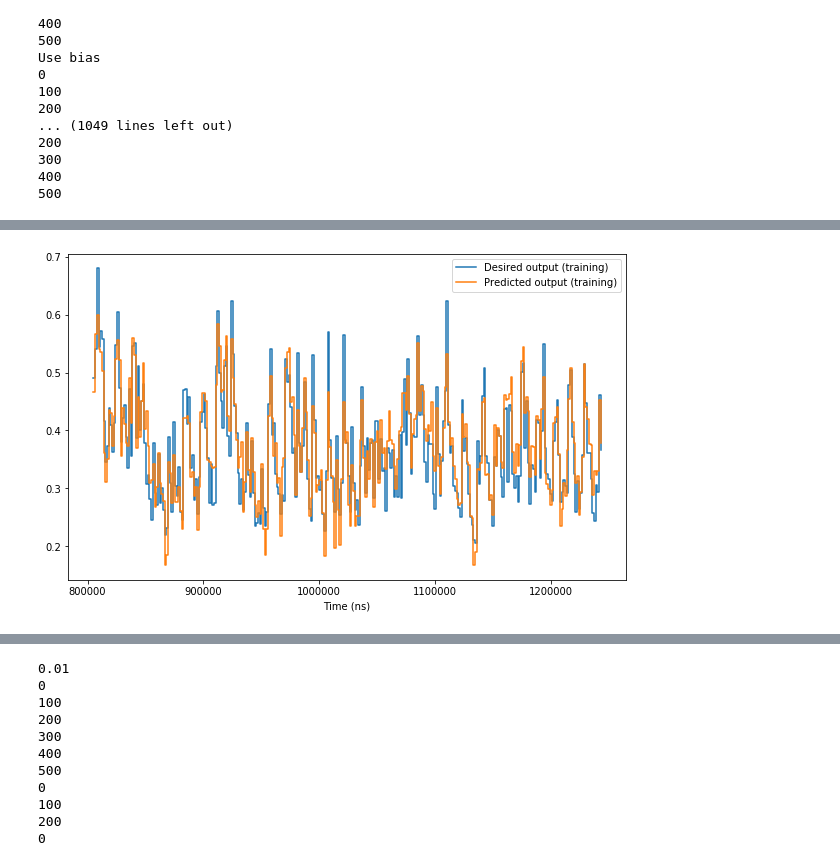
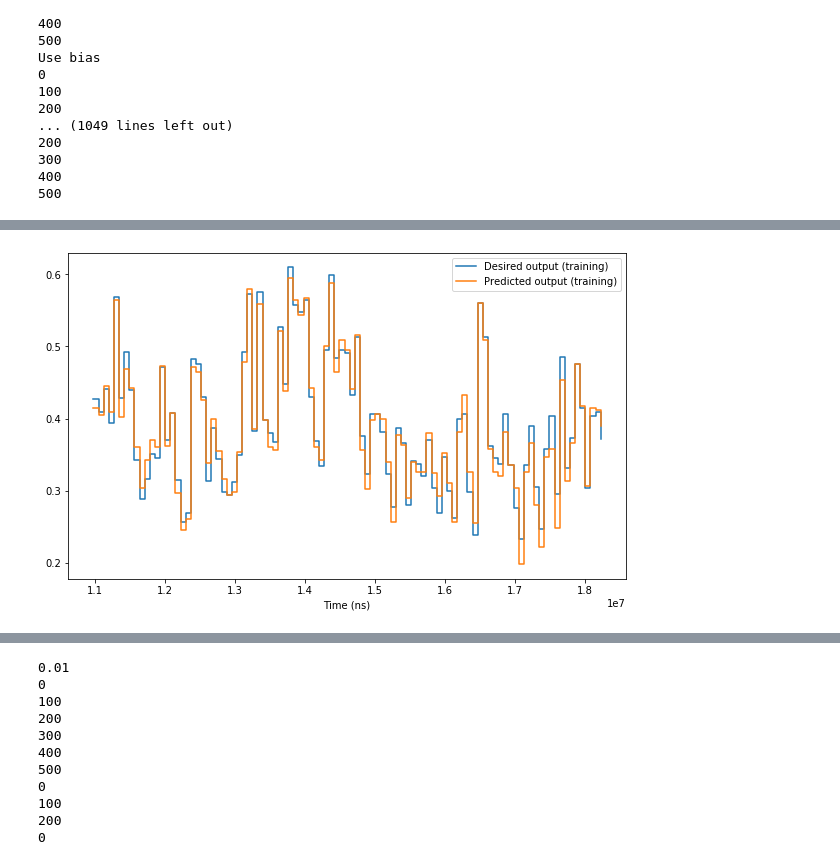
Before and after one commit to spintronic-computing-group/spnc, a Jupyter notebook: notebooks/SPNC-anisotropy/SP_anisotropy_learning.ipynb, the cells around one changed output, grey strips where cells are left out. Drawn from its saved outputs; the diff is of its cells as text; code cells hidden in the pictures.

```diff
--- a/notebooks/SPNC-anisotropy/SP_anisotropy_learning.ipynb
+++ b/notebooks/SPNC-anisotropy/SP_anisotropy_learning.ipynb
@@ -444,11 +477,11 @@ plt.show()
 # %%
-Ntrain = 5000
-Nvalid = 2000
+Ntrain = 500
+Nvalid = 200
 
 (u,y) = NARMA10(Ntrain)
 (u_valid,y_valid) = NARMA10(Nvalid)
 
-net = Single_Node_Reservoir_NARMA10(800,1,8e-2,0.26)
+net = Single_Node_Reservoir_NARMA10(400,1e-2,8e-2,0.26)
 (J,S) = net.gen_signal(u)
 (J_valid,S_valid) = net.gen_signal(u_valid)
 # %% [output]
@@ -512,15 +526,15 @@ Use bias
 # %%
 time_y = net.get_time_list_y(y)
 plt.figure(figsize=(10,6))
-xmin = 500
-xmax = 800
+xmin = 100
+xmax = 200
 plt.plot(time_y[xmin:xmax],y[xmin:xmax],drawstyle='steps-post',label="Desired output (training)")
 plt.plot(time_y[xmin:xmax],y_pred_train[xmin:xmax],drawstyle='steps-post',label="Predicted output (training)")
 plt.xlabel("Time (ns)")
 plt.legend(loc="best")
 plt.show()
 # %% [output]
-[figure, old version]
+[figure, new version]
 # %%
 print("NRMSE (train) = "+str(NRMSE_list(y,y_pred_train)))
 plt.figure(figsize=(12,5))
```
Also changed, not shown: parts of 16 cells of this notebook, 3 other files.
